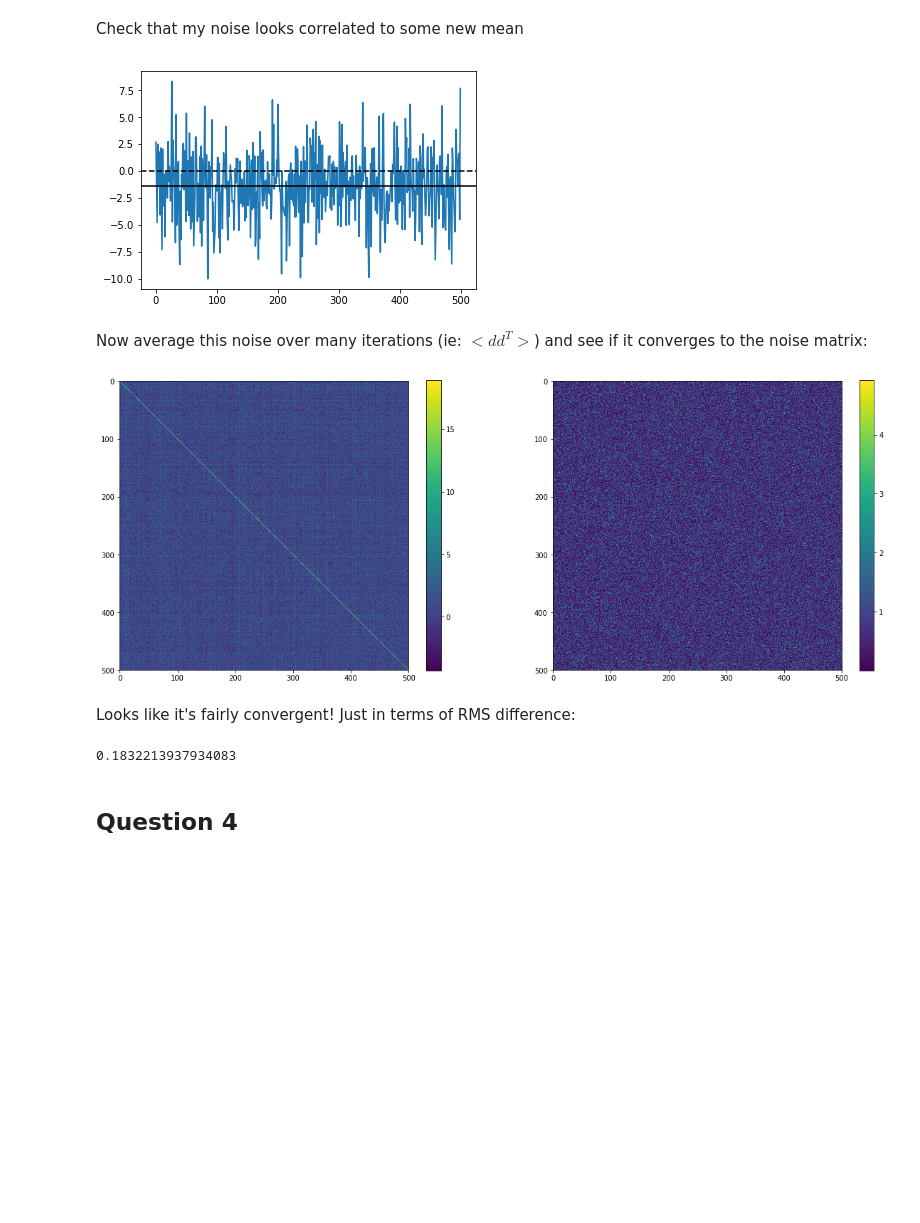
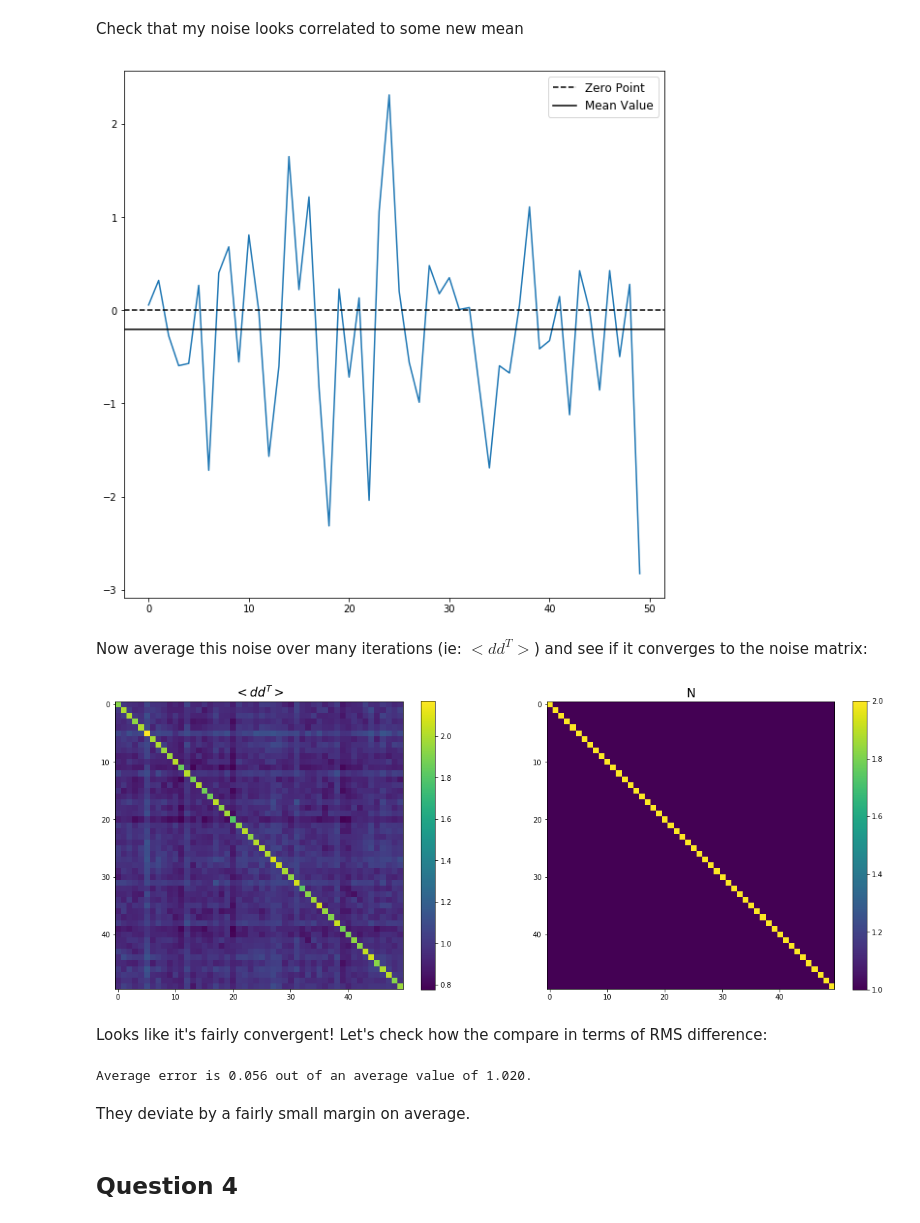
Before and after one commit to marcusmerryfield/phys641_hw, a Jupyter notebook: assignment_2/assignment_2.ipynb, the cells around one changed output. Cells and saved outputs as stored; diff of their text form; code cells hidden in the pictures; blank space fills up the shorter version.

```diff
--- a/assignment_2/assignment_2.ipynb
+++ b/assignment_2/assignment_2.ipynb
@@ -260,2 +290,3 @@ I'm going to use the simple example suggested, but in principle $N$ here can be
 # %%
+n = 50
 N = np.ones([n,n]) + np.eye(n)
@@ -266,4 +301,2 @@ Using `eigh` as opposed to `eig` to avoid imaginary number weirdness: but are al
-# %%
-N = abs(np.random.randn(n,n))
 # %%
 e_vals,V = np.linalg.eigh(N)
@@ -277,12 +305,14 @@ n_i = V@n_i_tilde
 # %% [markdown]
 Check that my noise looks correlated to some new mean
 # %%
+plt.figure(figsize=(10,10))
 plt.plot(n_i)
-plt.axhline(0,c='k',ls='--')
-plt.axhline(n_i.mean(),c='k')
+plt.axhline(0,c='k',ls='--',label='Zero Point')
+plt.axhline(n_i.mean(),c='k',label='Mean Value')
+plt.legend(fontsize='large')
 plt.show()
 # %% [output]
-[figure, old version]
+[figure, new version]
 # %% [markdown]
 Now average this noise over many iterations (ie: $<d d^T>$) and see if it converges to the noise matrix:
 # %%
@@ -298,18 +328,22 @@ d_dT = np.average(d,axis=0)
 
 fig,ax = plt.subplots(nrows=1,ncols=2,figsize=(20,10))
 im1 = ax[0].imshow(d_dT)
-im2 = ax[1].imshow(N)
+im2 = ax[1].imshow(N)#,vmin=d_dT.min(),vmax=d_dT.max())
+ax[0].set_title('$<d d^T>$',fontsize='xx-large')
+ax[1].set_title('N',fontsize='xx-large')
 fig.colorbar(im1,ax=ax[0],shrink=0.75)
 fig.colorbar(im2,ax=ax[1],shrink=0.75)
 plt.show()
 # %% [output]
-[figure, old version]
+[figure, new version]
 # %% [markdown]
-Looks like it's fairly convergent! Just in terms of RMS difference:
+Looks like it's fairly convergent! Let's check how the compare in terms of RMS difference:
-# %%
-np.std(d_dT - N)
-# %% [output]
-0.1832213937934083
+# %%
+print('Average error is %.3f out of an average value of %.3f.' % (np.mean(np.abs(d_dT - N)),np.mean(np.abs(N))))
+# %% [output]
+Average error is 0.056 out of an average value of 1.020.
+# %% [markdown]
+They deviate by a fairly small margin on average.
 # %% [markdown]
 ## Question 4
 # %% [markdown]
```
Also changed, not shown: parts of 47 cells of this notebook.
